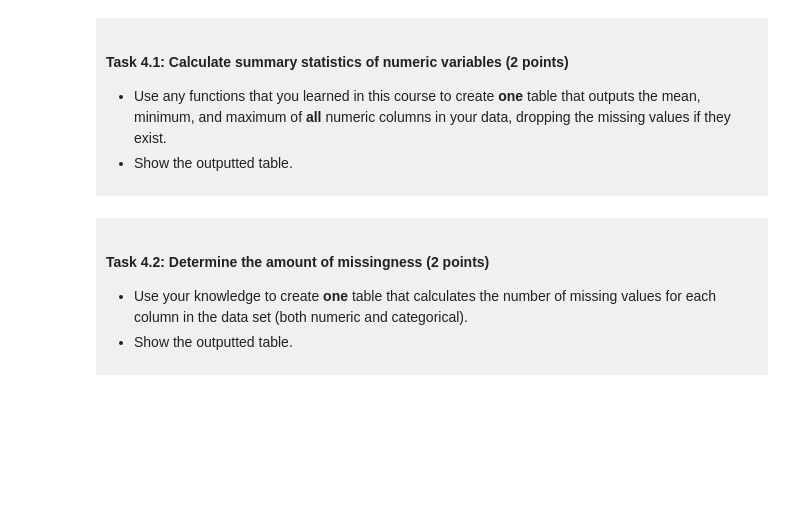
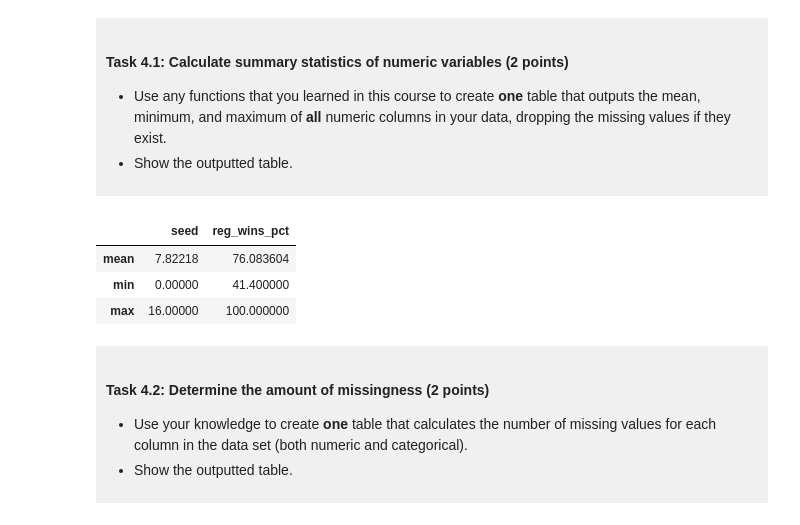
Before and after one commit to mlaw08/dsci-100-project-Matthew-Law, a Jupyter notebook: dsci-100-project-notebook.ipynb, the cells around one changed output. Saved outputs shown, nothing was run; the diff lists cells and outputs as text; code cells hidden in the pictures; blank space fills up the shorter version.

```diff
--- a/dsci-100-project-notebook.ipynb
+++ b/dsci-100-project-notebook.ipynb
@@ -239,7 +239,13 @@ You will refine your research question (if needed) and produce a tidy data set.
 
 </div>
 # %%
-### EDIT THIS CODE CELL ###
+WMM_tidy_Summary = WMM_tidy.drop(columns=["school", "tourney_finish"]).agg(["mean", "min", "max"])
+WMM_tidy_Summary
+# %% [output]
+|  | seed | reg_wins_pct |
+| mean | 7.82218 | 76.083604 |
+| min | 0.00000 | 41.400000 |
+| max | 16.00000 | 100.000000 |
 # %% [markdown]
 <div style="background-color: #f0f0f0; padding: 10px;">
 
```
Also changed, not shown: parts of 10 cells of this notebook.
